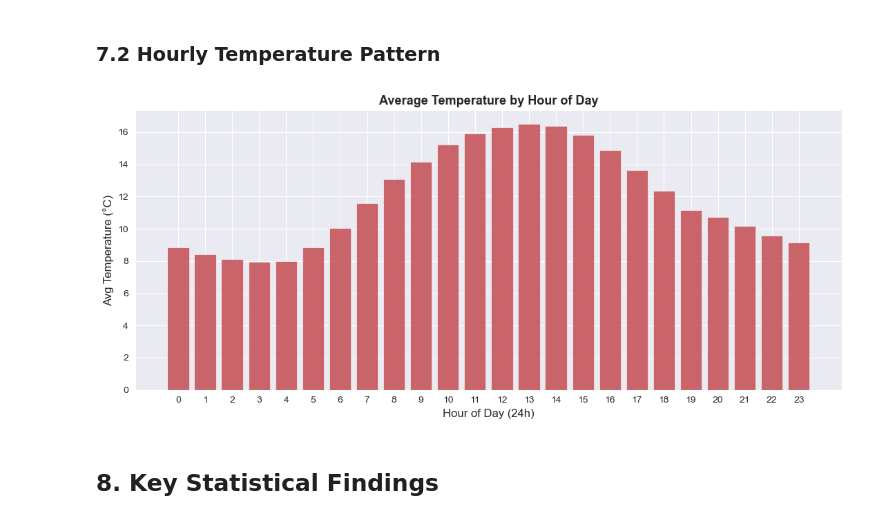
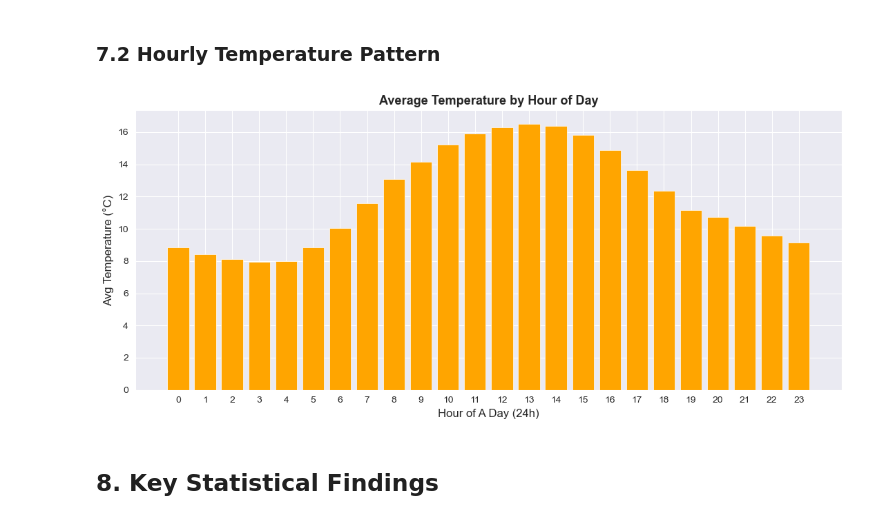
Before and after one commit to Joy-S-07/Data-Analysis-Project-BCT, a Jupyter notebook: main.ipynb, the cells around one changed output. Saved outputs shown, nothing was run; the diff lists cells and outputs as text; code cells hidden in the pictures.

```diff
--- a/main.ipynb
+++ b/main.ipynb
@@ -305,18 +300,18 @@ plt.show()
 # %%
 hourly_temp = df.groupby('Hour')['Temperature (C)'].mean().reset_index()
 
 fig, ax = plt.subplots(figsize=(11, 5))
 ax.bar(hourly_temp['Hour'], hourly_temp['Temperature (C)'],
-       color='#C44E52', alpha=0.85, edgecolor='white', linewidth=0.5)
+       color='orange', edgecolor='white', linewidth=0.5)
 ax.set_xticks(range(0, 24))
-ax.set_xlabel('Hour of Day (24h)', fontsize=12)
+ax.set_xlabel('Hour of A Day (24h)', fontsize=12)
 ax.set_ylabel('Avg Temperature (°C)', fontsize=12)
 ax.set_title('Average Temperature by Hour of Day', fontsize=13, fontweight='bold')
 plt.tight_layout()
-plt.savefig('./visuals/fig10_hourly_temp.png', bbox_inches='tight')
+plt.savefig('./visuals/fig9_hourly_temp.png', bbox_inches='tight')
 plt.show()
 # %% [output]
-[figure, old version]
+[figure, new version]
 # %% [markdown]
 ## 8. Key Statistical Findings
 # %%
```
Also changed, not shown: parts of 6 cells of this notebook.
